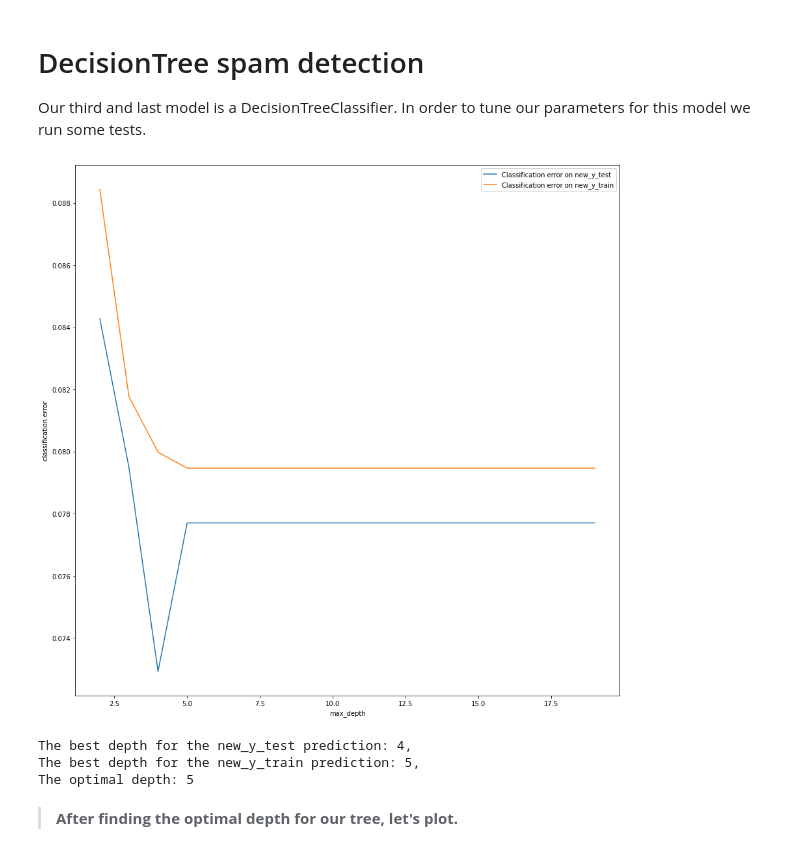
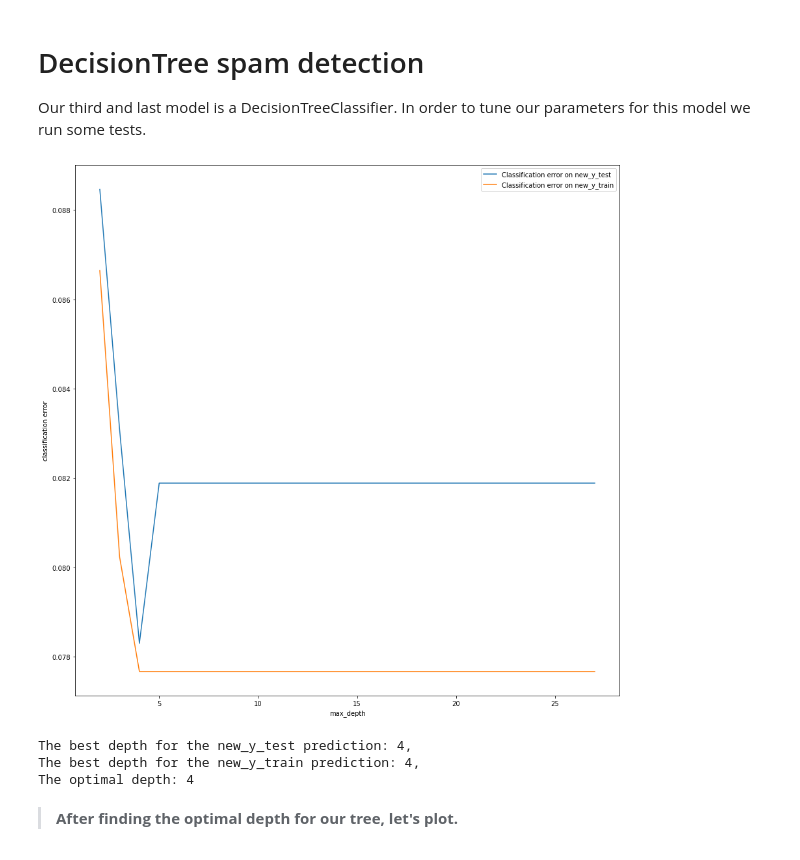
Before and after one commit to jacob-beza-radboud/spamDetectionProject, a Jupyter notebook: Main.ipynb, the cells around one changed output. Saved outputs shown, nothing was run; the diff lists cells and outputs as text; code cells hidden in the pictures.

```diff
--- a/Main.ipynb
+++ b/Main.ipynb
@@ -284,7 +286,7 @@ from sklearn.tree import DecisionTreeClassifier
 from sklearn.metrics import accuracy_score
 import pandas as pd
 
-random_state = 1400
+random_state = 1000
 max_depth = []
 accuracy_scores_y_test = []
 accuracy_scores_y_train = []
@@ -292,7 +294,7 @@ accuracy_scores_y_train = []
 new_X_train, new_X_test, new_y_train, new_y_test = train_test_split(train_data_main_np, labels_np, stratify=labels_np, test_size=0.3,
                                                                     random_state=random_state)
 
-for i in range(2, 20):
+for i in range(2, 28):
     #----------------------------------------------tree classifier creation
     dtc = DecisionTreeClassifier(criterion='gini', min_samples_split=100, max_depth=i)
     dtc = dtc.fit(new_X_train, new_y_train)
@@ -303,38 +305,39 @@ for i in range(2, 20):
     classificaton_err_y_test = 1 - accuracy_score(new_y_test, y_test_pred)
     classificaton_err_y_train = 1 - accuracy_score(new_y_train, y_train_pred)
     #----------------------------------------------gathering data
     accuracy_scores_y_test.append(classificaton_err_y_test)
     accuracy_scores_y_train.append(classificaton_err_y_train)
     max_depth.append(i)
 #----------------------------------------------data classification
 d = pd.DataFrame({'acc_y_test': pd.Series(accuracy_scores_y_test),
                   'acc_y_train': pd.Series(accuracy_scores_y_train),
                   'max_depth': pd.Series(max_depth)})
 #----------------------------------------------graph creation
 plt.figure(figsize=(15,15))
 plt.plot('max_depth', 'acc_y_test', data=d, label="Classification error on new_y_test")
 plt.plot('max_depth', 'acc_y_train', data=d, label="Classification error on new_y_train")
 plt.xlabel("max_depth")
 plt.ylabel("classification error")
 plt.legend()
 plt.show()
 #----------------------------------------------other operations
 min_y_test = min(accuracy_scores_y_test)
 min_y_train = min(accuracy_scores_y_train)
 
 best_point_y_test = accuracy_scores_y_test.index(min_y_test)
 best_point_y_train = accuracy_scores_y_train.index(min_y_train)
 
+#----------------------------------------------the most optimal depth for the DecisionTree
 answer_dtc = max(max_depth[best_point_y_test], max_depth[best_point_y_train])
-
+#----------------------------------------------
 print("The best depth for the new_y_test prediction: {},\nThe best depth for the new_y_train prediction: {},".format(
     max_depth[best_point_y_test], max_depth[best_point_y_train]), end="\n")
 print("The optimal depth: {}".format(answer_dtc))
 # %% [output]
-[figure, old version]
+[figure, new version]
 The best depth for the new_y_test prediction: 4,
-The best depth for the new_y_train prediction: 5,
-The optimal depth: 5
+The best depth for the new_y_train prediction: 4,
+The optimal depth: 4
 # %% [markdown]
 > **After finding the optimal depth for our tree, let's plot.**
 # %%
```
Also changed, not shown: parts of 4 cells of this notebook.
